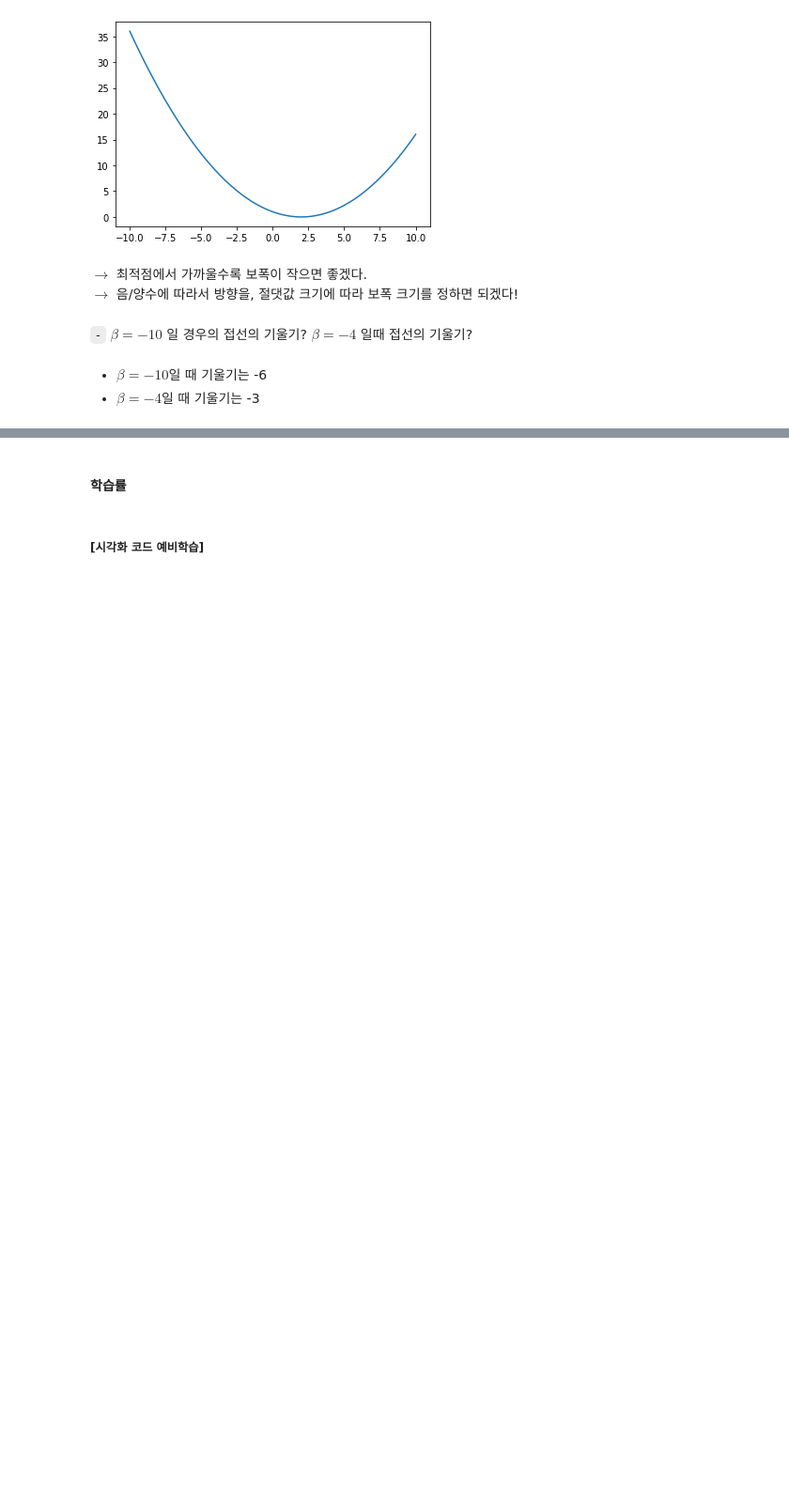
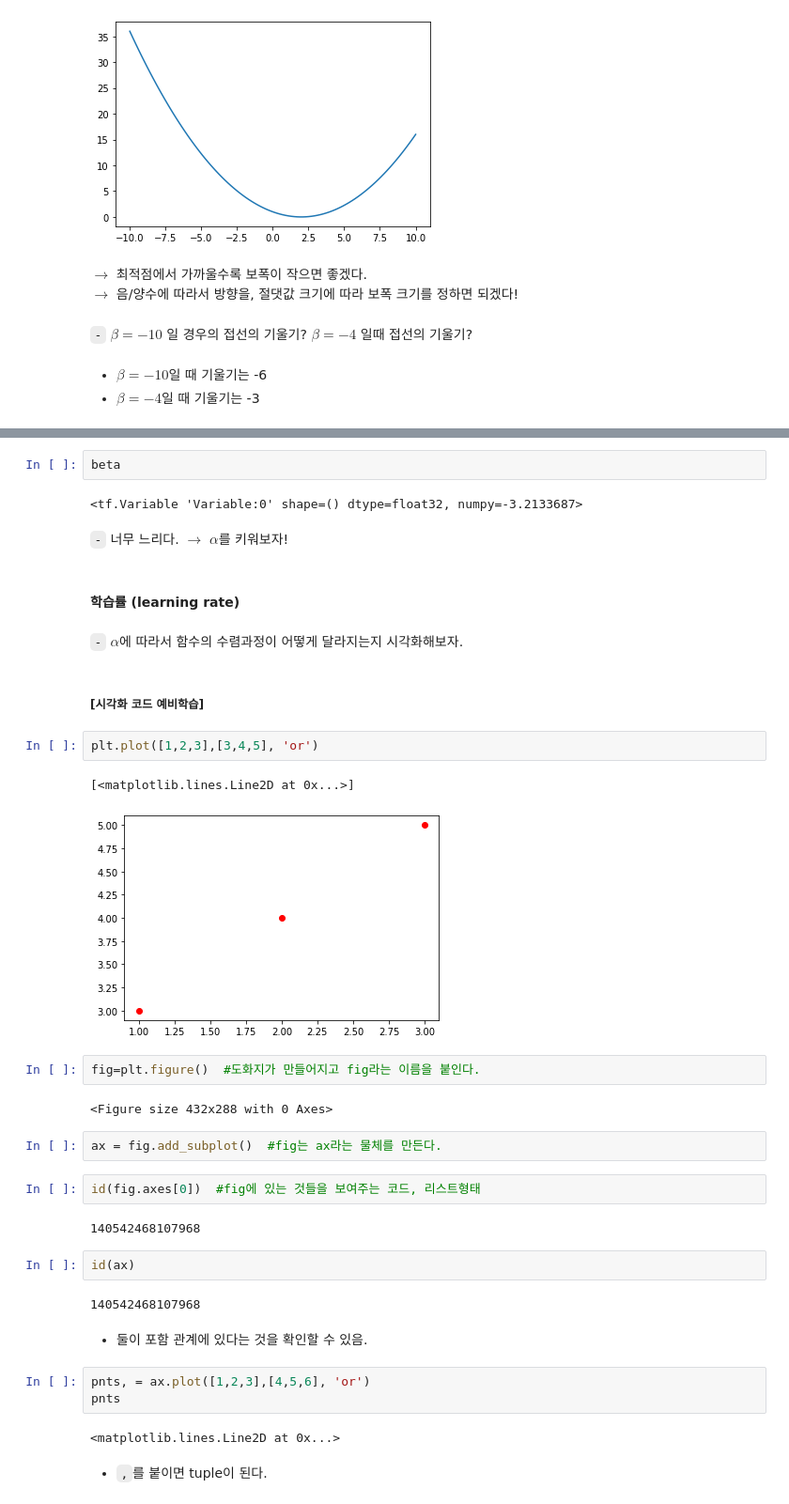
Before and after one commit to kimha02/ham, a Jupyter notebook: _notebooks/2022_03_28_(4주차)_3월28일.ipynb, the cells around one changed output, grey strips where cells are left out. Shown: that part at 94% size. Drawn from its saved outputs; the diff is of its cells as text; blank space fills up the shorter version.

```diff
--- a/_notebooks/2022_03_28_(4주차)_3월28일.ipynb
+++ b/_notebooks/2022_03_28_(4주차)_3월28일.ipynb
@@ -293,4 +377,40 @@ $\to$ 음/양수에 따라서 방향을, 절댓값 크기에 따라 보폭 크
+# %%
+beta
+# %% [output]
+<tf.Variable 'Variable:0' shape=() dtype=float32, numpy=-3.2133687>
+# %% [markdown]
+`-` 너무 느리다. $\to$ $\alpha$를 키워보자!
 # %% [markdown]
-#### 학습률
+#### 학습률 (learning rate)
+# %% [markdown]
+`-` $\alpha$에 따라서 함수의 수렴과정이 어떻게 달라지는지 시각화해보자.
 # %% [markdown]
 ##### [시각화 코드 예비학습]
+# %%
+plt.plot([1,2,3],[3,4,5], 'or')
+# %% [output]
+[<matplotlib.lines.Line2D at 0x...>]
+[figure, added]
+# %%
+fig=plt.figure()  #도화지가 만들어지고 fig라는 이름을 붙인다.
+# %% [output]
+<Figure size 432x288 with 0 Axes>
+# %%
+ax = fig.add_subplot()  #fig는 ax라는 물체를 만든다.
+# %%
+id(fig.axes[0])  #fig에 있는 것들을 보여주는 코드, 리스트형태
+# %% [output]
+140542468107968
+# %%
+id(ax)
+# %% [output]
+140542468107968
+# %% [markdown]
+- 둘이 포함 관계에 있다는 것을 확인할 수 있음.
+# %%
+pnts, = ax.plot([1,2,3],[4,5,6], 'or')
+pnts
+# %% [output]
+<matplotlib.lines.Line2D at 0x...>
+# %% [markdown]
+- `,`를 붙이면 tuple이 된다.
```
Also changed, not shown: parts of 39 cells of this notebook.
